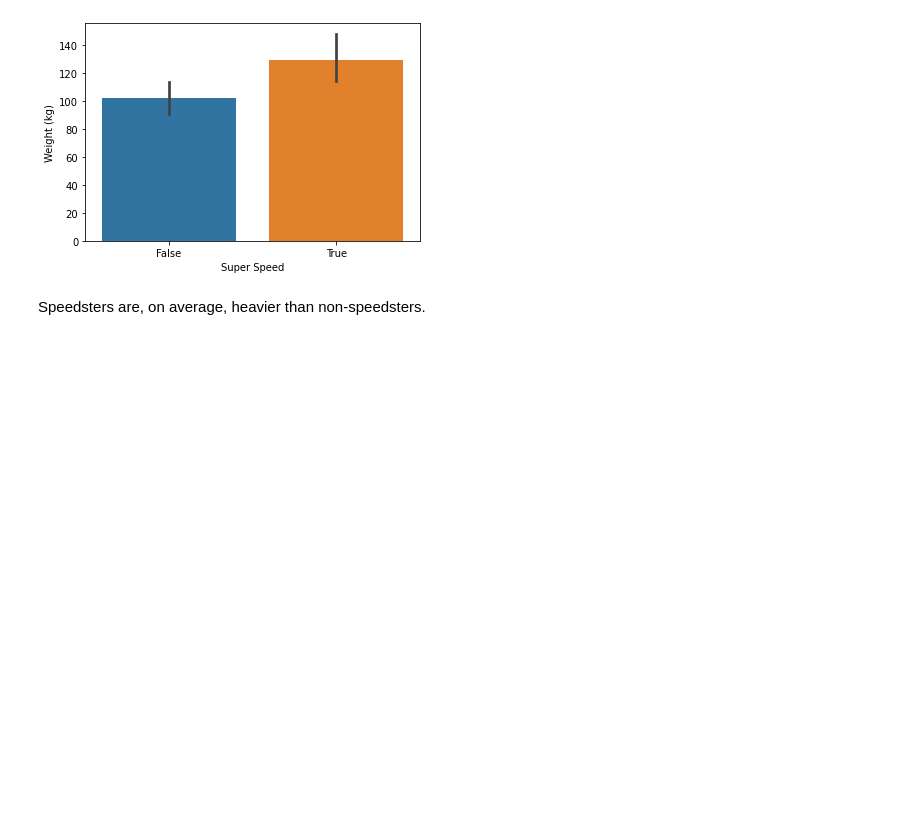
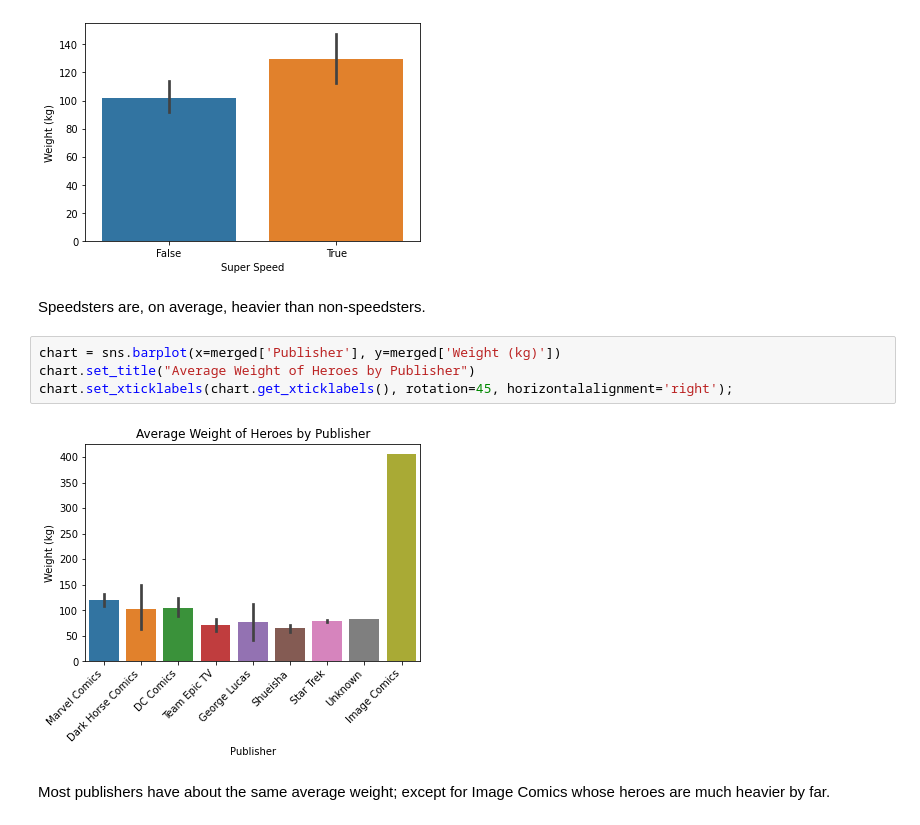
Before and after one commit to bemadi/dojo-env-setup, a Jupyter notebook: Assignments/Applying Advanced Transformations (Core) .ipynb, the cells around one changed output. Cells and saved outputs as stored; diff of their text form; blank space fills up the shorter version.

```diff
--- a/Assignments/Applying Advanced Transformations (Core) .ipynb
+++ b/Assignments/Applying Advanced Transformations (Core) .ipynb
@@ -355,3 +346,11 @@ sns.barplot(x=merged["Super Speed"], y=merged["Weight (kg)"])
 [figure]
 # %% [markdown]
 Speedsters are, on average, heavier than non-speedsters.
+# %%
+chart = sns.barplot(x=merged['Publisher'], y=merged['Weight (kg)'])
+chart.set_title("Average Weight of Heroes by Publisher")
+chart.set_xticklabels(chart.get_xticklabels(), rotation=45, horizontalalignment='right');
+# %% [output]
+[figure, added]
+# %% [markdown]
+Most publishers have about the same average weight; except for Image Comics whose heroes are much heavier by far.
```
Also changed, not shown: parts of 1 cell of this notebook.
